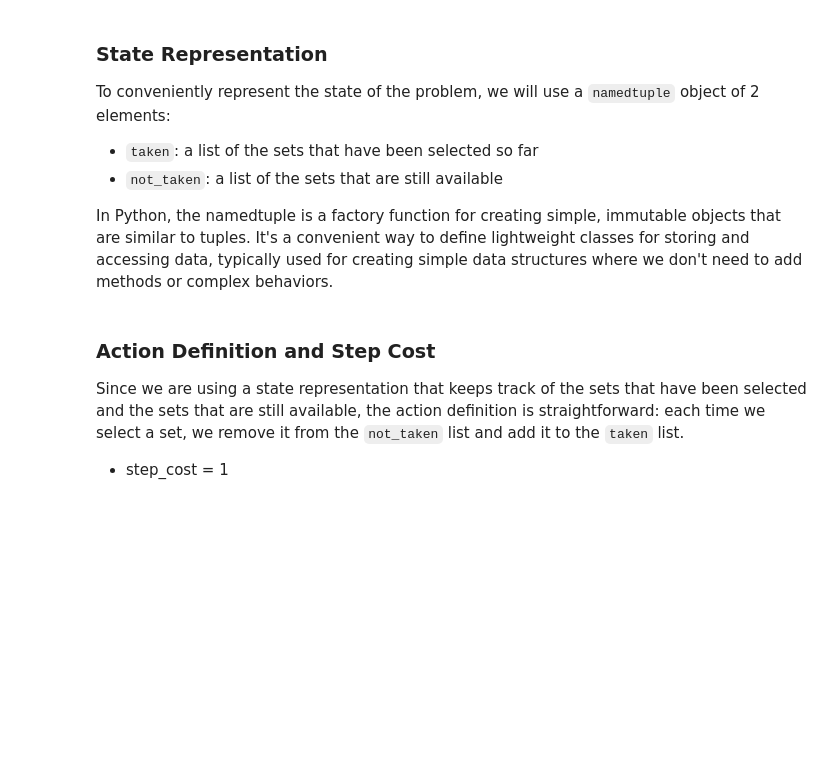
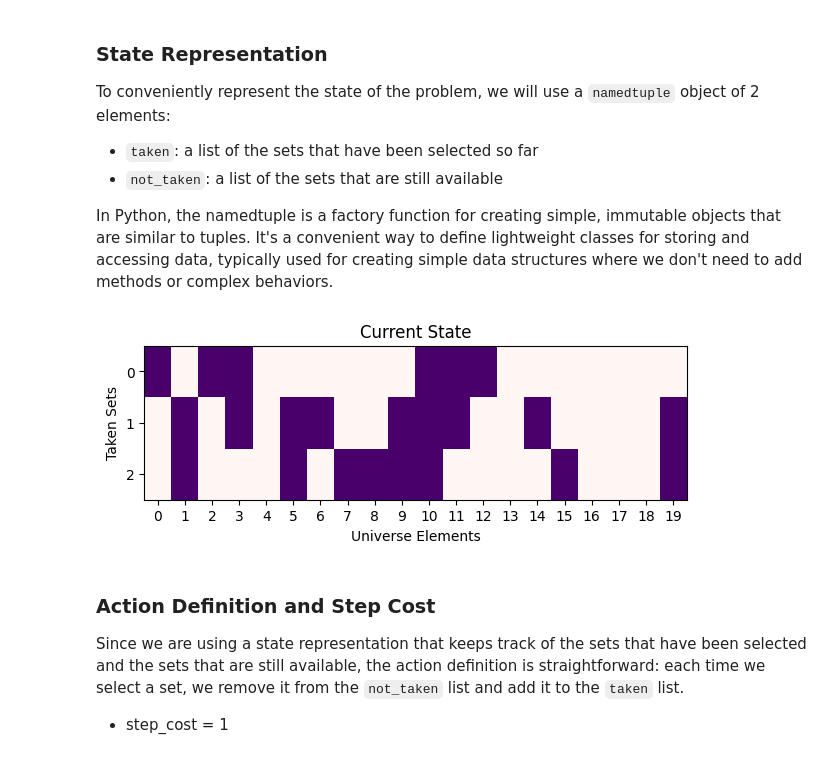
Before and after one commit to beatrice-occhiena/Computational_intelligence, a Jupyter notebook: Labs/lab_01.ipynb, the cells around one changed output. Drawn from its saved outputs; the diff is of its cells as text; code cells hidden in the pictures; blank space fills up the shorter version.

```diff
--- a/Labs/lab_01.ipynb
+++ b/Labs/lab_01.ipynb
@@ -109,3 +106,30 @@ initial_state = State(set(), set(range(NUMBER_OF_SETS)))
+# %%
+State = namedtuple("State",["taken","not_taken"])
+initial_state = State(set(), set(range(NUMBER_OF_SETS)))
+
+"""
+  STATE VISUALIZATION
+  Each state is represented by a pair of sets.
+  The first set contains the indices of the sets that are taken.
+  The second set contains the indices of the sets that are not taken.
+"""
+def visualize_state(state, is_goal=False):
+  taken_sets = state.taken
+
+  plt.figure(figsize=(7, 2))
+  plt.imshow(sets[list(taken_sets), :], cmap='RdPu', aspect='auto')
+  plt.title("Current State" if not is_goal else "Goal State")
+  plt.xlabel("Universe Elements")
+  plt.xticks(np.arange(UNIVERSE_SIZE))
+  plt.ylabel("Taken Sets")
+  # on the ticks of the y axis, show the indices of the taken sets
+  plt.yticks(np.arange(len(taken_sets)), list(taken_sets))
+  plt.show()
+
+# example of state visualization
+visualize_state(State(taken={0,1,2}, not_taken={3,4,5}))
+# %% [output]
+[figure, added]
 # %% [markdown]
 ### Action Definition and Step Cost
 Since we are using a state representation that keeps track of the sets that have been selected and the sets that are still available, the action definition is straightforward: each time we select a set, we remove it from the `not_taken` list and add it to the `taken` list.
```
Also changed, not shown: parts of 7 cells of this notebook.
